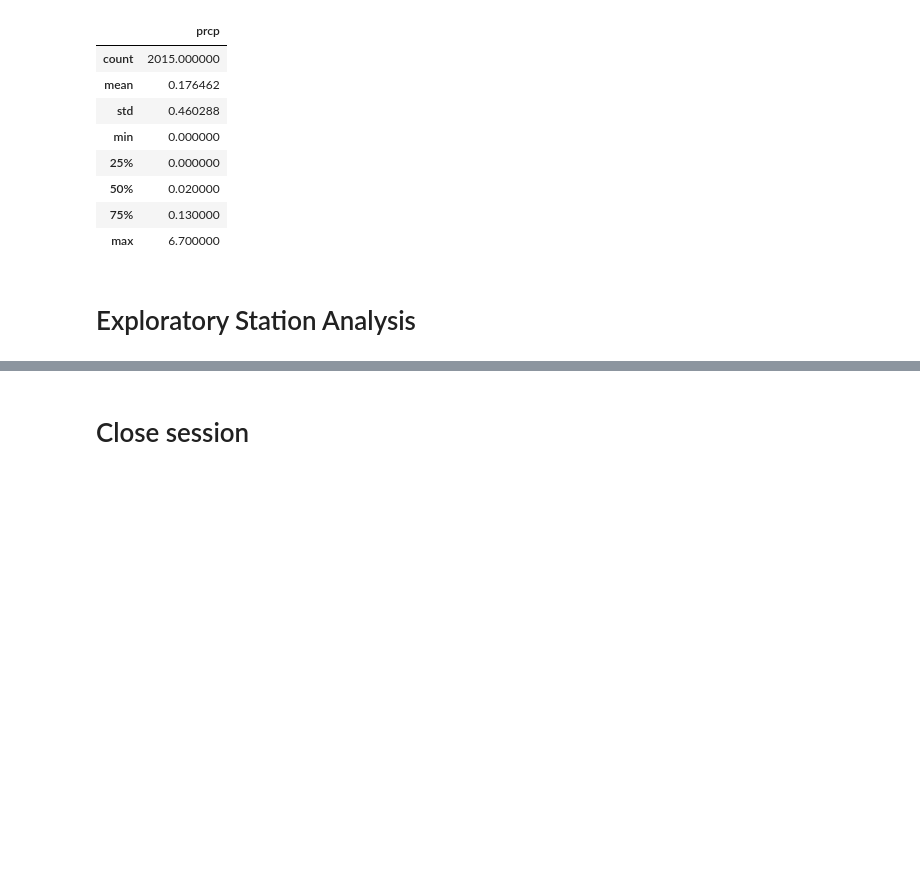
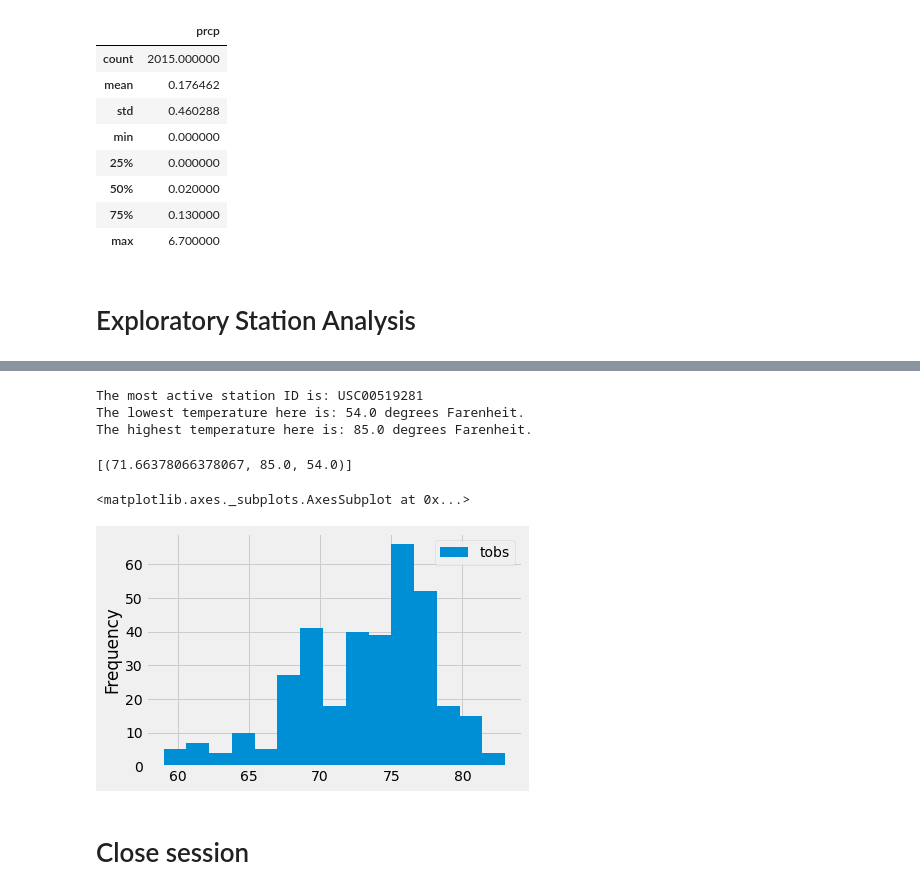
Before and after one commit to VijetaPuthran/SQLAlchemy-challenge, a Jupyter notebook: climate_starter.ipynb, the cells around one changed output, grey strips where cells are left out. Drawn from its saved outputs; the diff is of its cells as text; code cells hidden in the pictures; blank space fills up the shorter version.

```diff
--- a/climate_starter.ipynb
+++ b/climate_starter.ipynb
@@ -139,3 +144,7 @@ sort_df.describe()
 # %%
 # Design a query to find the most active stations (i.e. what stations have the most rows?)
 # List the stations and the counts in descending order.
+active_stations = session.query(Measurement.station, func.count(Measurement.station)).\
+                  group_by(Measurement.station).\
+                  order_by(func.count(Measurement.station).desc()).all()
+active_stations
@@ -144,6 +161,33 @@ sort_df.describe()
+# %%
+# Using the most active station id from the previous query, calculate the lowest, highest, and average temperature.
+most_active_station = active_stations[0][0]
+results = session.query(func.avg(Measurement.tobs), func.max(Measurement.tobs), func.min(Measurement.tobs)).\
+          filter(Measurement.station == most_active_station).all()
+print(f'The most active station ID is: {most_active_station}')
+print(f'The lowest temperature here is: {results[0][2]} degrees Farenheit.')
+print(f'The highest temperature here is: {results[0][1]} degrees Farenheit.')
+# print(f'The average temperature here is: {(results[0][0])="{0:.3}".format(results[0][0])} degrees Farenheit.')
+results
+# %% [output]
+The most active station ID is: USC00519281
+The lowest temperature here is: 54.0 degrees Farenheit.
+The highest temperature here is: 85.0 degrees Farenheit.
+[(71.66378066378067, 85.0, 54.0)]
 # %%
 # Using the most active station id
 # Query the last 12 months of temperature observation data for this station and plot the results as a histogram
+past_year_data = session.query(Measurement.date, Measurement.tobs).\
+                 filter(Measurement.date > date_oneyear_from_lastdate).\
+                 filter(Measurement.station == most_active_station).\
+                 order_by(Measurement.date).\
+                 all()
+#Converting the past year data into a dataframe
+df_pastyear = pd.DataFrame(past_year_data).set_index('date').sort_index(ascending = True)
+# Results in a histogram
+df_pastyear.plot(kind='hist', bins=15)
+# %% [output]
+<matplotlib.axes._subplots.AxesSubplot at 0x...>
+[figure, added]
 # %% [markdown]
 # Close session
 # %%
```
Also changed, not shown: parts of 6 cells of this notebook.
